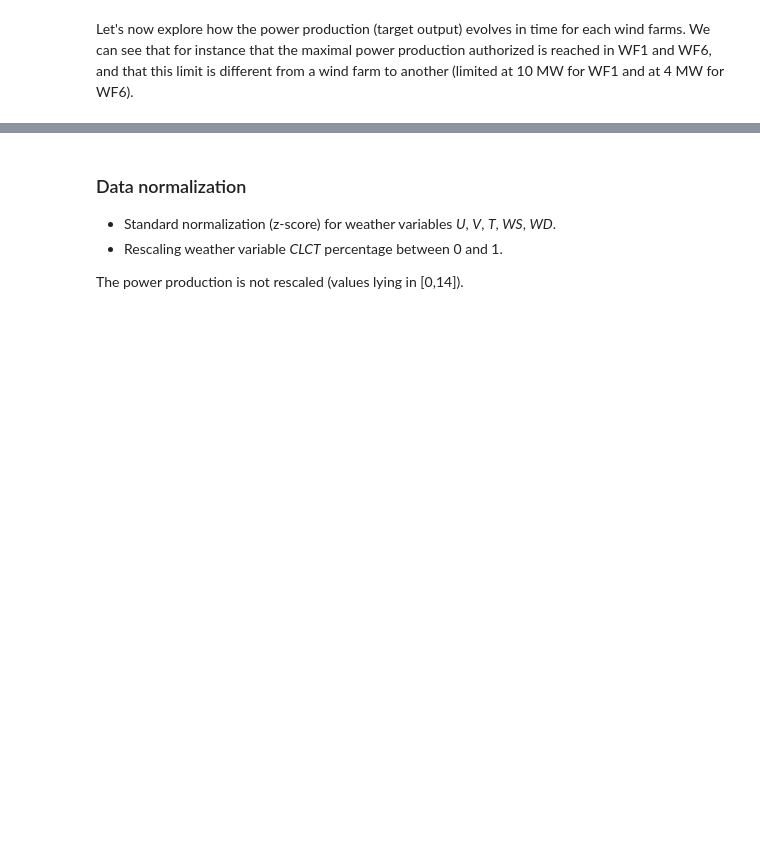
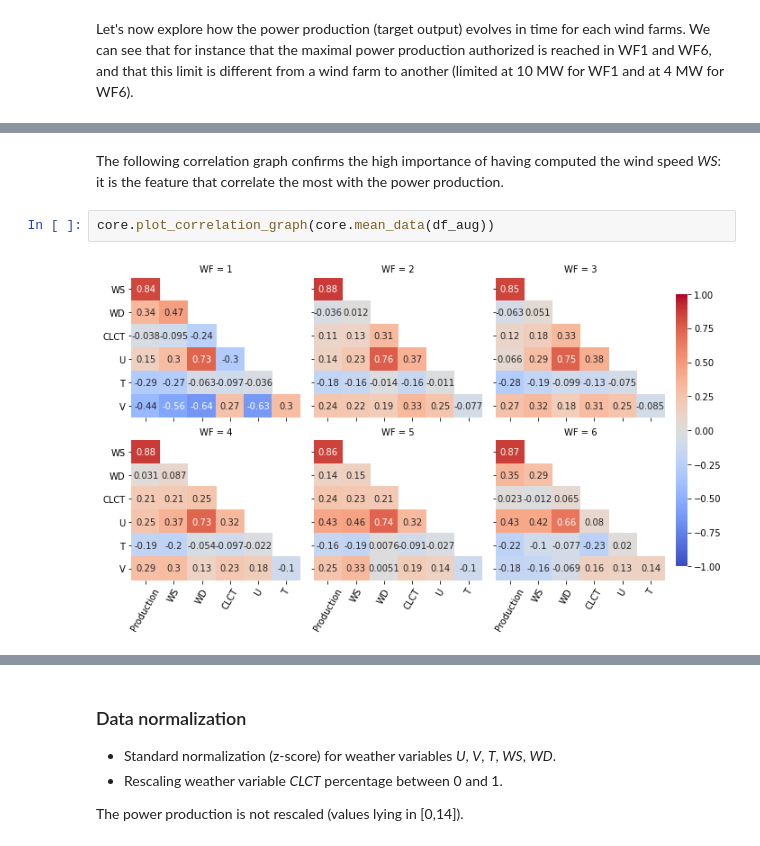
Before and after one commit to qcha41/wind-power-forecasting-challenge, a Jupyter notebook: notebook.ipynb, the cells around one changed output, grey strips where cells are left out. Drawn from its saved outputs; the diff is of its cells as text; blank space fills up the shorter version.

Commit message:
added correlation graphs

```diff
--- a/notebook.ipynb
+++ b/notebook.ipynb
@@ -137,0 +225,6 @@ core.plot_production_vs_time(df_aug)
+# %% [markdown]
+The following correlation graph confirms the high importance of having computed the wind speed *WS*: it is the feature that correlate the most with the power production.
+# %%
+core.plot_correlation_graph(core.mean_data(df_aug))
+# %% [output]
+[figure, added]
```
Also changed, not shown: parts of 16 cells of this notebook, 1 other file.
